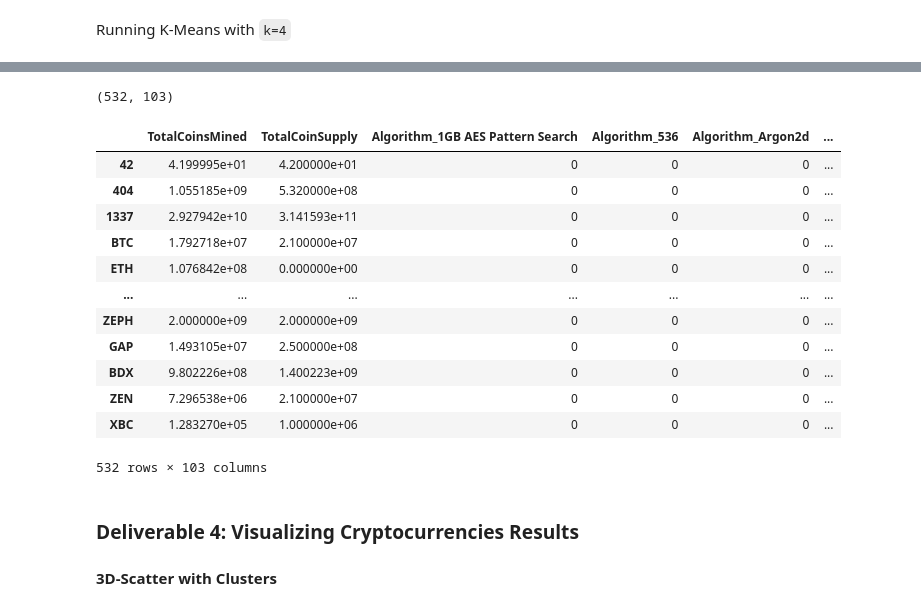
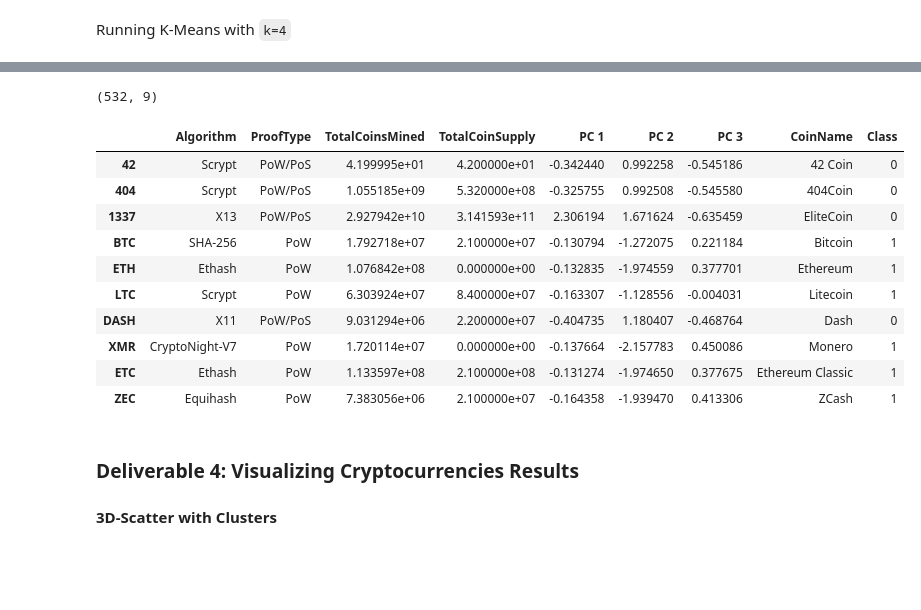
Before and after one commit to rciminera/Cryptocurrencies, a Jupyter notebook: Notebooks/crypto_clustering.ipynb, the cells around one changed output, grey strips where cells are left out. Drawn from its saved outputs; the diff is of its cells as text; code cells hidden in the pictures; blank space fills up the shorter version.

```diff
--- a/Notebooks/crypto_clustering.ipynb
+++ b/Notebooks/crypto_clustering.ipynb
@@ -125,8 +147,8 @@ df_crypto.head(10)
 df_crypto[['TotalCoinSupply']] = df_crypto[['TotalCoinSupply']].apply(pd.to_numeric)
 # %%
 # Use get_dummies() to create variables for text features.
-df_crypto = pd.get_dummies(data=df_crypto)
-df_crypto
+X = pd.get_dummies(data=df_crypto)
+X
 # %% [output]
 |  | TotalCoinsMined | TotalCoinSupply | Algorithm_1GB AES Pattern Search | Algorithm_536 | Algorithm_Argon2d | ... |
 | 42 | 4.199995e+01 | 4.200000e+01 | 0 | 0 | 0 | ... |
@@ -159,7 +181,7 @@ ProofType_dPoW/PoW                    uint8
 Length: 98, dtype: object
 # %%
 # Standardize the data with StandardScaler().
-crypto_scaled = StandardScaler().fit_transform(df_crypto)
+crypto_scaled = StandardScaler().fit_transform(X)
 print(crypto_scaled[0:5])
 # %% [output]
 [[-0.11710817 -0.1528703  -0.0433963  -0.0433963  -0.0433963  -0.06142951
@@ -235,7 +239,7 @@ k = list(range(1, 11))
 # Looking for the best K
 for i in k:
     km = KMeans(n_clusters=i, random_state=0)
-    km.fit(df_crypto)
+    km.fit(crypto_pca)
     inertia.append(km.inertia_)
 # Define a DataFrame to plot the Elbow Curve using hvPlot
 elbow_data = {"k": k, "inertia": inertia}
@@ -249,6 +253,7 @@ Running K-Means with `k=4`
 # Initialize the K-Means model.
 model = KMeans(n_clusters=4, random_state=5)
 # Fit the model
-model.fit(df_crypto)
+model.fit(pcs_df)
 # Predict clusters
-predictions = model.predict(df_crypto)
+predictions = model.predict(pcs_df)
+predictions
@@ -255,32 +278,30 @@ predictions = model.predict(df_crypto)
 # %%
 # Create a new DataFrame including predicted clusters and cryptocurrencies features.
 # Concatentate the crypto_df and pcs_df DataFrames and also use concat to
 # Add a new column, "CoinName" to the clustered_df DataFrame that holds the names of the cryptocurrencies.
 frames = (df_crypto, pcs_df, df_crypto_names)
 clustered_df = pd.concat(frames, axis=1)
 
 
 #  Add a new column, "Class" to the clustered_df DataFrame that holds the predictions.
-clustered_df["Class"] = ""
+clustered_df["Class"] = predictions
 
 # Print the shape of the clustered_df
 print(clustered_df.shape)
-clustered_df
+clustered_df.head(10)
 # %% [output]
-(532, 103)
+(532, 9)
-|  | TotalCoinsMined | TotalCoinSupply | Algorithm_1GB AES Pattern Search | Algorithm_536 | Algorithm_Argon2d | ... |
-| 42 | 4.199995e+01 | 4.200000e+01 | 0 | 0 | 0 | ... |
-| 404 | 1.055185e+09 | 5.320000e+08 | 0 | 0 | 0 | ... |
-| 1337 | 2.927942e+10 | 3.141593e+11 | 0 | 0 | 0 | ... |
-| BTC | 1.792718e+07 | 2.100000e+07 | 0 | 0 | 0 | ... |
-| ETH | 1.076842e+08 | 0.000000e+00 | 0 | 0 | 0 | ... |
-| ... | ... | ... | ... | ... | ... | ... |
-| ZEPH | 2.000000e+09 | 2.000000e+09 | 0 | 0 | 0 | ... |
-| GAP | 1.493105e+07 | 2.500000e+08 | 0 | 0 | 0 | ... |
-| BDX | 9.802226e+08 | 1.400223e+09 | 0 | 0 | 0 | ... |
-| ZEN | 7.296538e+06 | 2.100000e+07 | 0 | 0 | 0 | ... |
-| XBC | 1.283270e+05 | 1.000000e+06 | 0 | 0 | 0 | ... |
+|  | Algorithm | ProofType | TotalCoinsMined | TotalCoinSupply | PC 1 | PC 2 | PC 3 | CoinName | Class |
+| 42 | Scrypt | PoW/PoS | 4.199995e+01 | 4.200000e+01 | -0.342440 | 0.992258 | -0.545186 | 42 Coin | 0 |
+| 404 | Scrypt | PoW/PoS | 1.055185e+09 | 5.320000e+08 | -0.325755 | 0.992508 | -0.545580 | 404Coin | 0 |
+| 1337 | X13 | PoW/PoS | 2.927942e+10 | 3.141593e+11 | 2.306194 | 1.671624 | -0.635459 | EliteCoin | 0 |
+| BTC | SHA-256 | PoW | 1.792718e+07 | 2.100000e+07 | -0.130794 | -1.272075 | 0.221184 | Bitcoin | 1 |
+| ETH | Ethash | PoW | 1.076842e+08 | 0.000000e+00 | -0.132835 | -1.974559 | 0.377701 | Ethereum | 1 |
+| LTC | Scrypt | PoW | 6.303924e+07 | 8.400000e+07 | -0.163307 | -1.128556 | -0.004031 | Litecoin | 1 |
+| DASH | X11 | PoW/PoS | 9.031294e+06 | 2.200000e+07 | -0.404735 | 1.180407 | -0.468764 | Dash | 0 |
+| XMR | CryptoNight-V7 | PoW | 1.720114e+07 | 0.000000e+00 | -0.137664 | -2.157783 | 0.450086 | Monero | 1 |
+| ETC | Ethash | PoW | 1.133597e+08 | 2.100000e+08 | -0.131274 | -1.974650 | 0.377675 | Ethereum Classic | 1 |
+| ZEC | Equihash | PoW | 7.383056e+06 | 2.100000e+07 | -0.164358 | -1.939470 | 0.413306 | ZCash | 1 |
-532 rows × 103 columns
 # %% [markdown]
 ### Deliverable 4: Visualizing Cryptocurrencies Results
 
```
Also changed, not shown: parts of 7 cells of this notebook.
